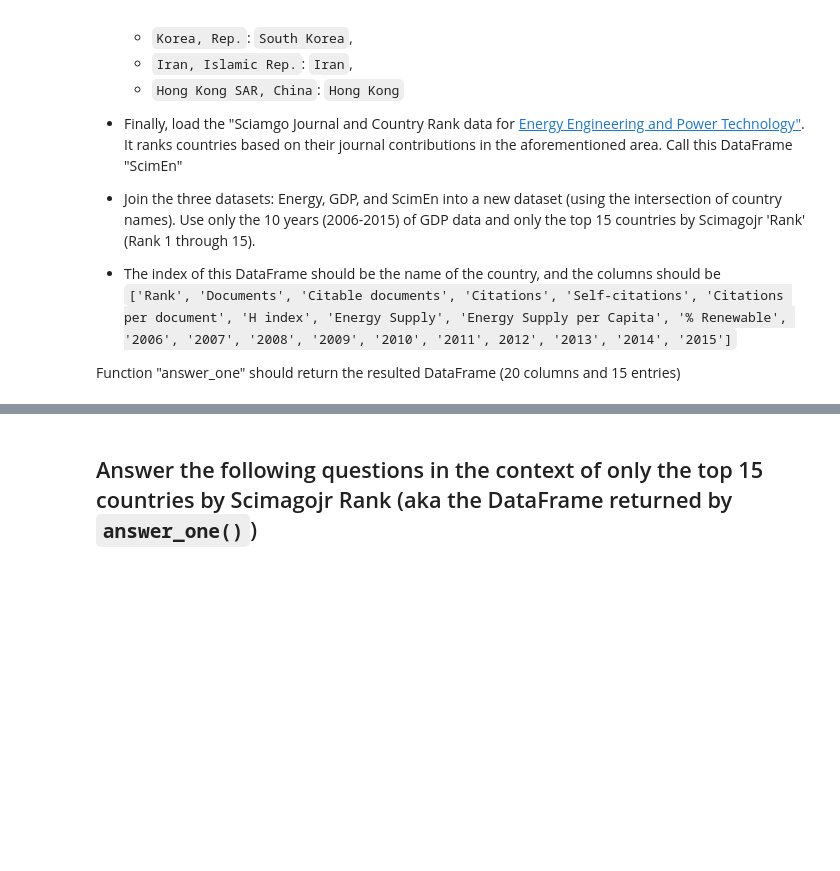
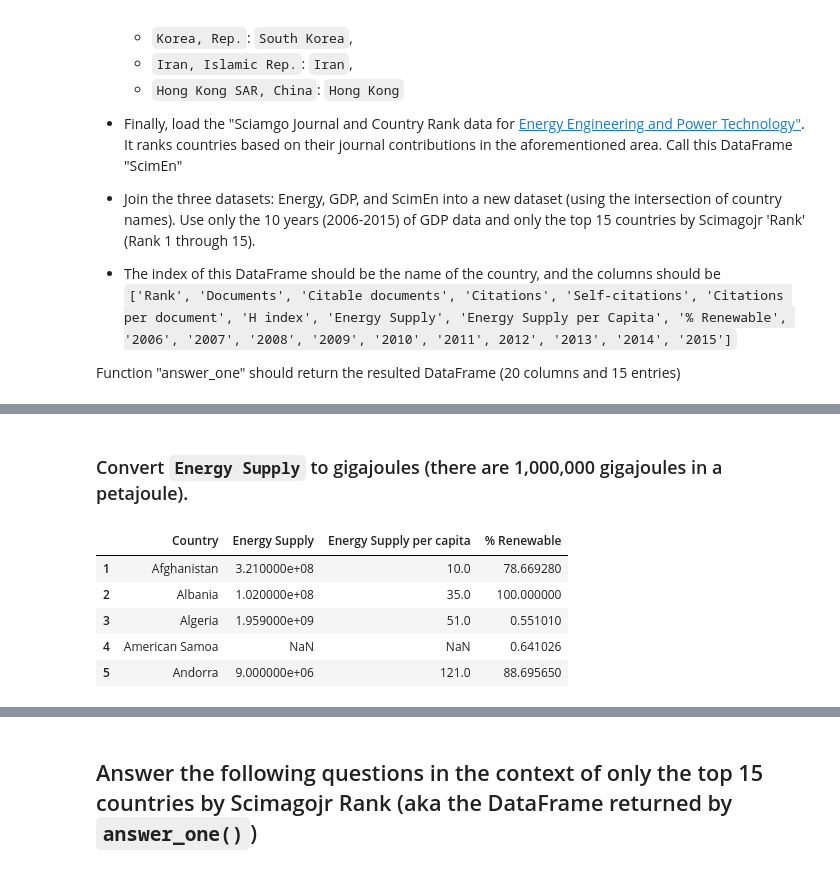
Before and after one commit to MykolaHavrylov/DS_kemp, a Jupyter notebook: lesson_3_pandas/lesson_3_hometask_pandas .ipynb, the cells around one changed output, grey strips where cells are left out. Drawn from its saved outputs; the diff is of its cells as text; code cells hidden in the pictures; blank space fills up the shorter version.

```diff
--- a/lesson_3_pandas/lesson_3_hometask_pandas .ipynb
+++ b/lesson_3_pandas/lesson_3_hometask_pandas .ipynb
@@ -74,0 +84,13 @@ df.head(5)
+# %%
+cols = list(df.columns)[1:]
+
+# First method
+df[cols] = df[cols].apply(lambda x: [item if isinstance(item, (int, float)) else np.NaN for item in x.values])
+
+# Second method
+# mask = df[cols].applymap(lambda x: isinstance(x, (int, float)))
+# df[cols] = df[cols].where(mask)
+
+print(df.head(5))
+
+df.dtypes
@@ -74,0 +109,14 @@ df.head(5)
+# %% [markdown]
+### Convert `Energy Supply` to gigajoules (there are 1,000,000 gigajoules in a petajoule).
+# %%
+# Converting
+df['Energy Supply'] = df['Energy Supply']*1_000_000
+
+df.head(5)
+# %% [output]
+|  | Country | Energy Supply | Energy Supply per capita | % Renewable |
+| 1 | Afghanistan | 3.210000e+08 | 10.0 | 78.669280 |
+| 2 | Albania | 1.020000e+08 | 35.0 | 100.000000 |
+| 3 | Algeria | 1.959000e+09 | 51.0 | 0.551010 |
+| 4 | American Samoa | NaN | NaN | 0.641026 |
+| 5 | Andorra | 9.000000e+06 | 121.0 | 88.695650 |
```
Also changed, not shown: parts of 16 cells of this notebook, 3 other files.
